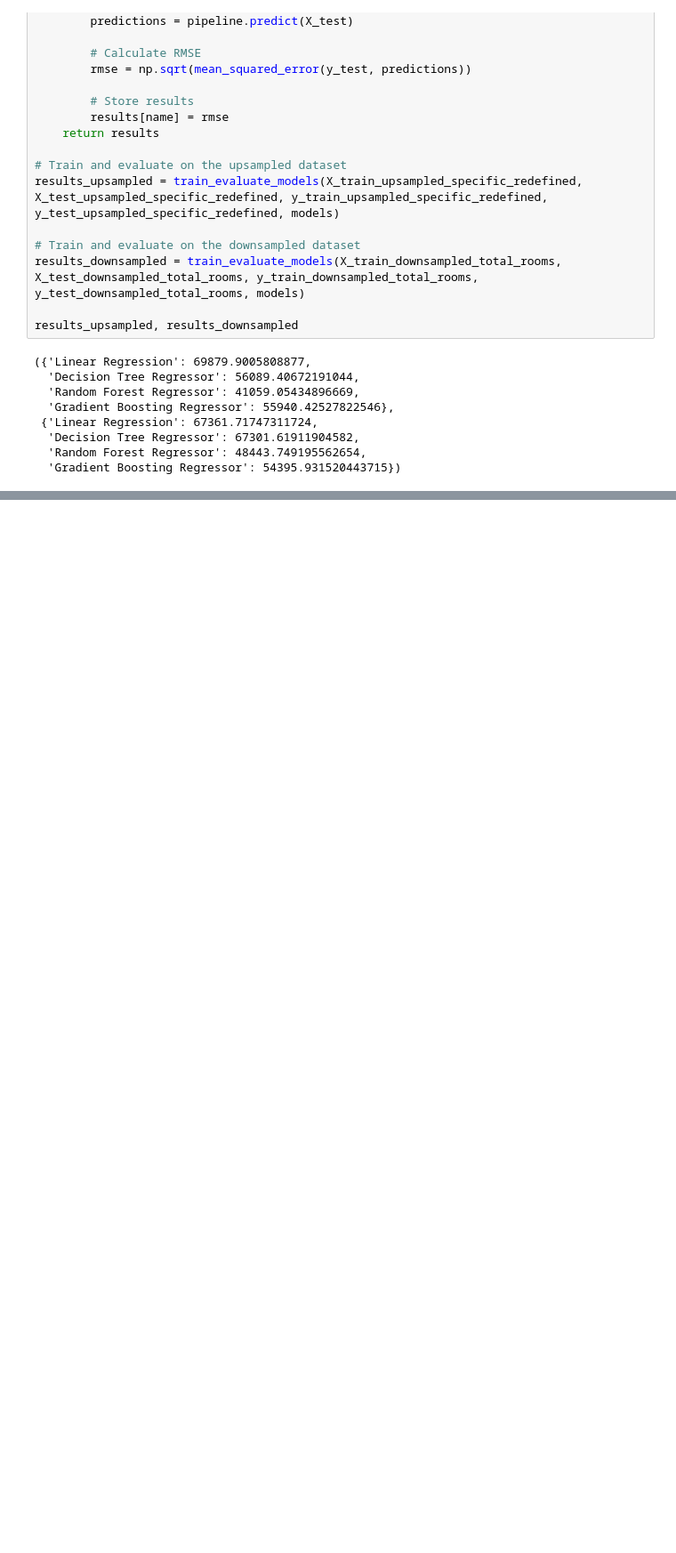
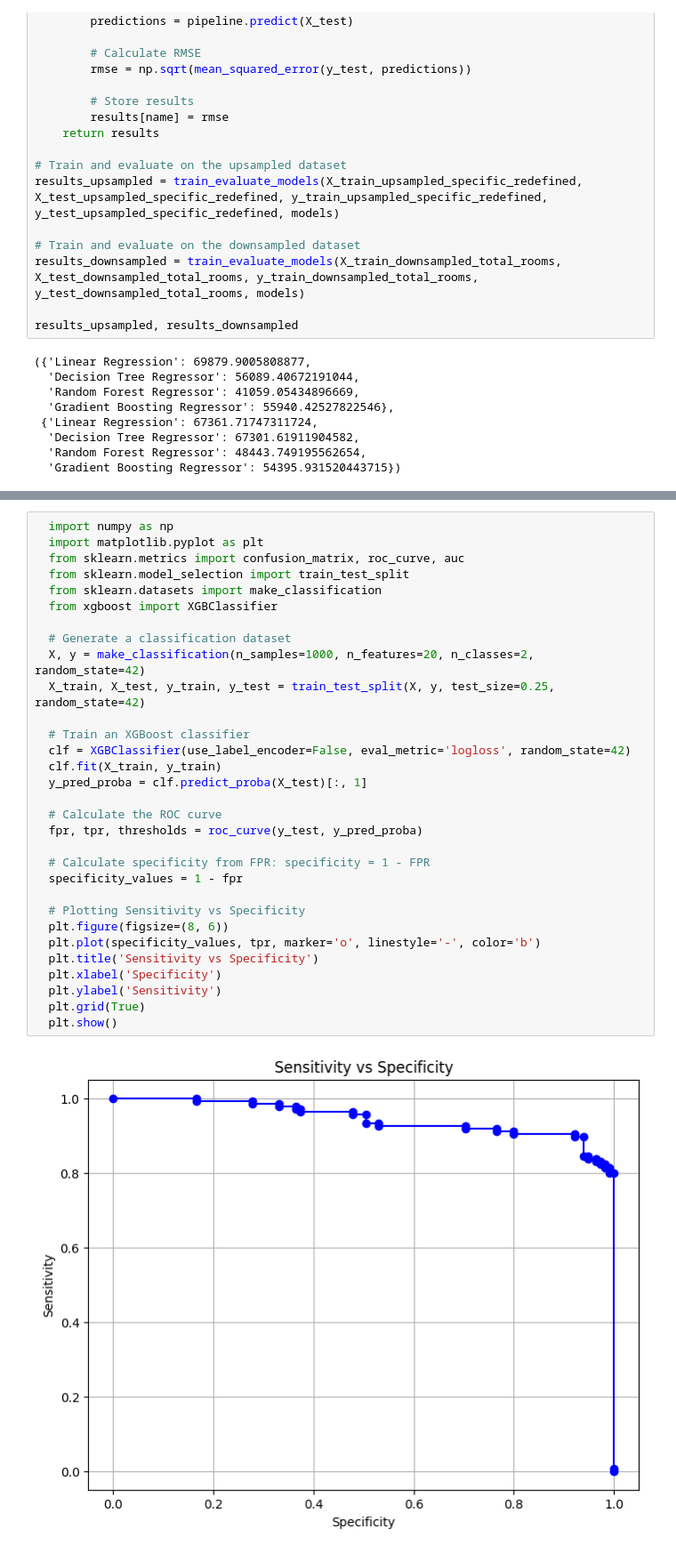
Before and after one commit to ruchithareddy269/cmpe_257_Week-6_Assignment, a Jupyter notebook: 257_Assignment6.ipynb, the cells around one changed output, grey strips where cells are left out. Shown at 89% size. Drawn from its saved outputs; the diff is of its cells as text; blank space fills up the shorter version.

```diff
--- a/257_Assignment6.ipynb
+++ b/257_Assignment6.ipynb
@@ -411,0 +601,33 @@ In both upsampled and downsampled scenarios, the Random Forest Regressor exhibit
+# %%
+  import numpy as np
+  import matplotlib.pyplot as plt
+  from sklearn.metrics import confusion_matrix, roc_curve, auc
+  from sklearn.model_selection import train_test_split
+  from sklearn.datasets import make_classification
+  from xgboost import XGBClassifier
+
+  # Generate a classification dataset
+  X, y = make_classification(n_samples=1000, n_features=20, n_classes=2, random_state=42)
+  X_train, X_test, y_train, y_test = train_test_split(X, y, test_size=0.25, random_state=42)
+
+  # Train an XGBoost classifier
+  clf = XGBClassifier(use_label_encoder=False, eval_metric='logloss', random_state=42)
+  clf.fit(X_train, y_train)
+  y_pred_proba = clf.predict_proba(X_test)[:, 1]
+
+  # Calculate the ROC curve
+  fpr, tpr, thresholds = roc_curve(y_test, y_pred_proba)
+
+  # Calculate specificity from FPR: specificity = 1 - FPR
+  specificity_values = 1 - fpr
+
+  # Plotting Sensitivity vs Specificity
+  plt.figure(figsize=(8, 6))
+  plt.plot(specificity_values, tpr, marker='o', linestyle='-', color='b')
+  plt.title('Sensitivity vs Specificity')
+  plt.xlabel('Specificity')
+  plt.ylabel('Sensitivity')
+  plt.grid(True)
+  plt.show()
+# %% [output]
+[figure, added]
```
Also changed, not shown: parts of 54 cells of this notebook.
